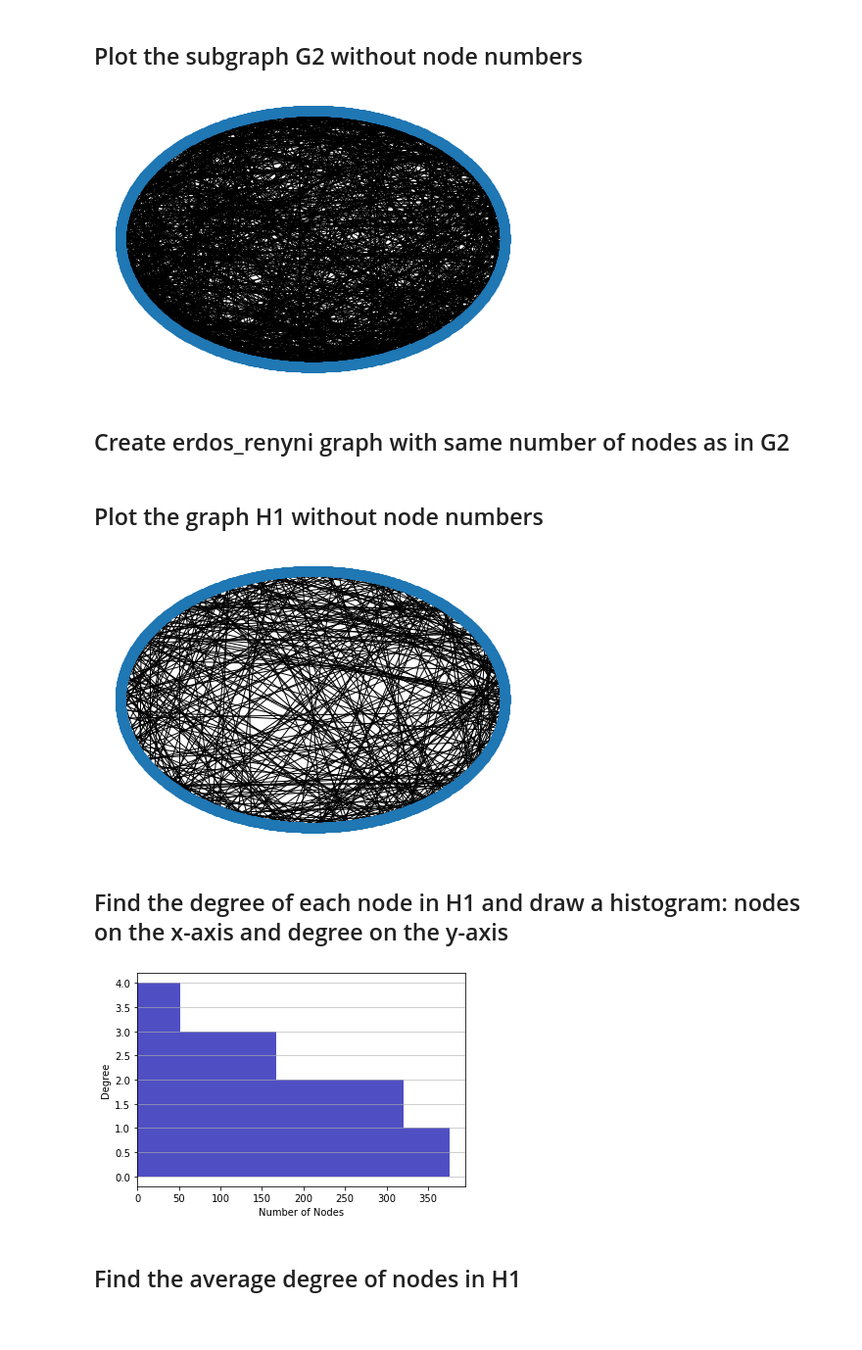
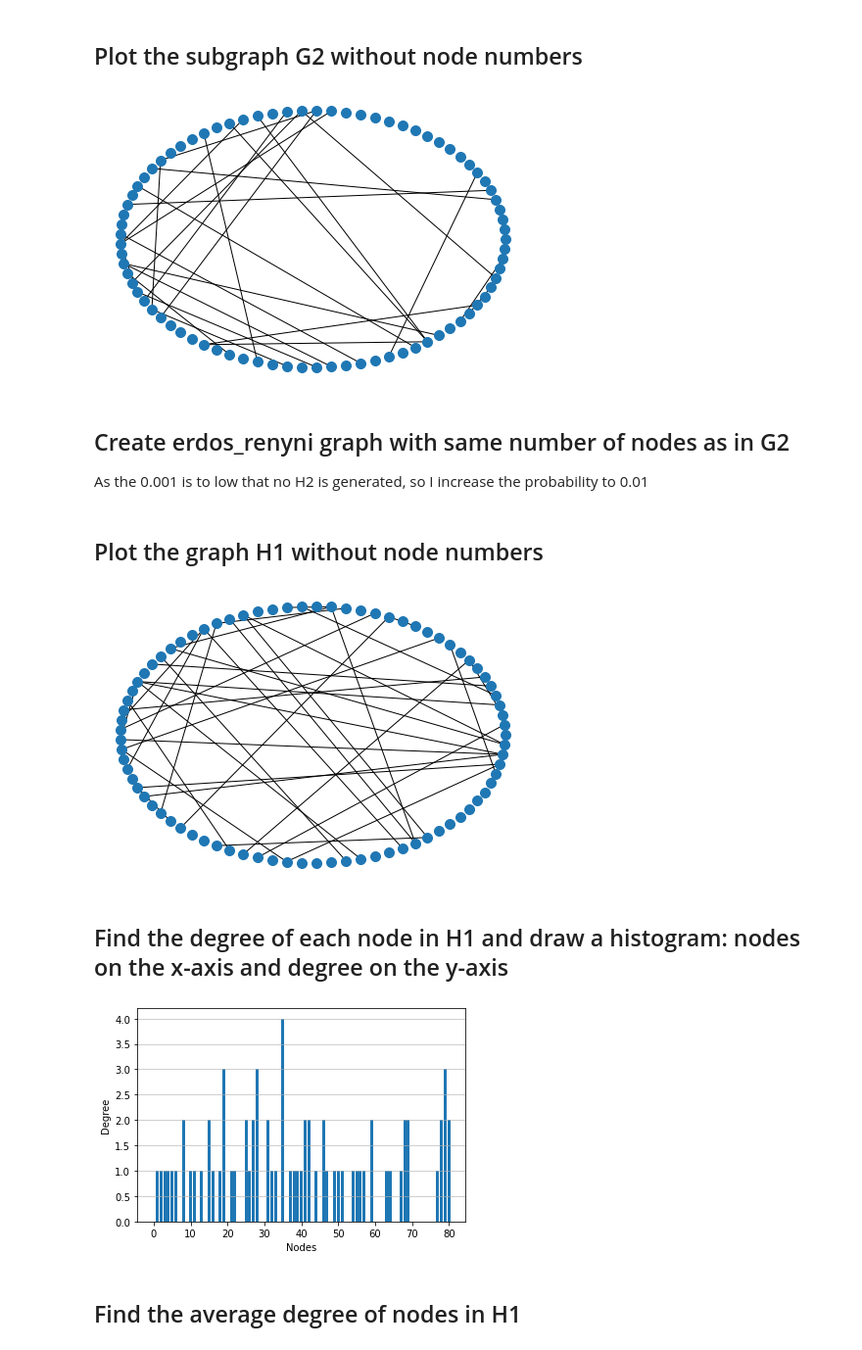
Before and after one commit to zhifengyang-ou/Zhifeng_networkScience, a Jupyter notebook: Project-1.ipynb, the cells around one changed output. Shown: that part at 98% size. Saved outputs shown, nothing was run; the diff lists cells and outputs as text; code cells hidden in the pictures.

```diff
--- a/Project-1.ipynb
+++ b/Project-1.ipynb
@@ -50,7 +49,7 @@ G1_degree=dict(G1.degree())
 G1_degree.keys()
 count=0
 for i in G1_degree.keys():
-    if degree_sequence[count] >=1/2*average and degree_sequence[count]<=2*average:
+    if degree_sequence[count]==round(2*average):
             G2_nodes.append(i)
     count=1+count
 
@@ -62,30 +61,31 @@ G2=G1.subgraph(G2_nodes)
 nx.draw_circular(G2, node_color='C0',node_size=100,with_labels=False)
 plt.show()
 # %% [output]
-[figure, old version]
+[figure, new version]
 # %% [markdown]
 ## Create erdos_renyni graph with same number of nodes as in G2
+As the 0.001 is to low that no H2 is generated, so I increase the probability to 0.01
 # %%
-H1 = nx.erdos_renyi_graph (len(G2.nodes()), 0.001)
+H1 = nx.erdos_renyi_graph (len(G2.nodes()), 0.01)
 # %% [markdown]
 ## Plot the graph H1 without node numbers
 # %%
 nx.draw_circular(H1, node_color='C0',node_size=100,with_labels=False)
 plt.show()
 # %% [output]
-[figure, old version]
+[figure, new version]
 # %% [markdown]
 ## Find the degree of each node in H1 and draw a histogram: nodes on the x-axis and degree on the y-axis
 # %%
 degree_sequence = [d for n, d in H1.degree()]
-plt.hist(x=degree_sequence, bins=4, color='#0504aa',
-                            alpha=0.7, rwidth=1,orientation='horizontal')
+x=[n for n,d in H1.degree]
+plt.bar(x,degree_sequence)
 plt.grid(axis='y', alpha=0.75)
-plt.xlabel('Number of Nodes')
+plt.xlabel('Nodes')
 plt.ylabel('Degree')
 plt.show()
 # %% [output]
-[figure, old version]
+[figure, new version]
 # %% [markdown]
 ## Find the average degree of nodes in H1
 # %%
```
Also changed, not shown: parts of 7 cells of this notebook.
